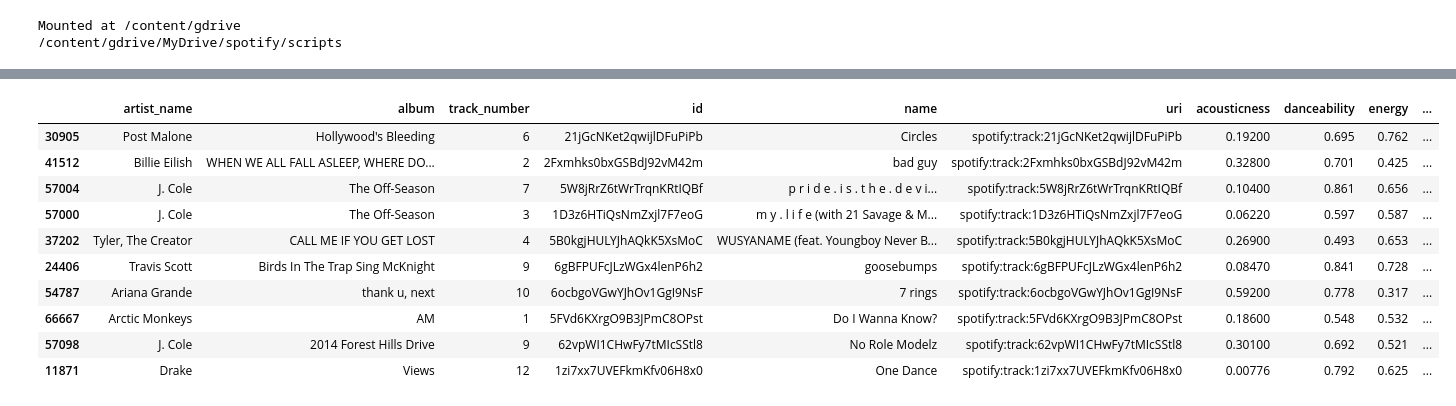
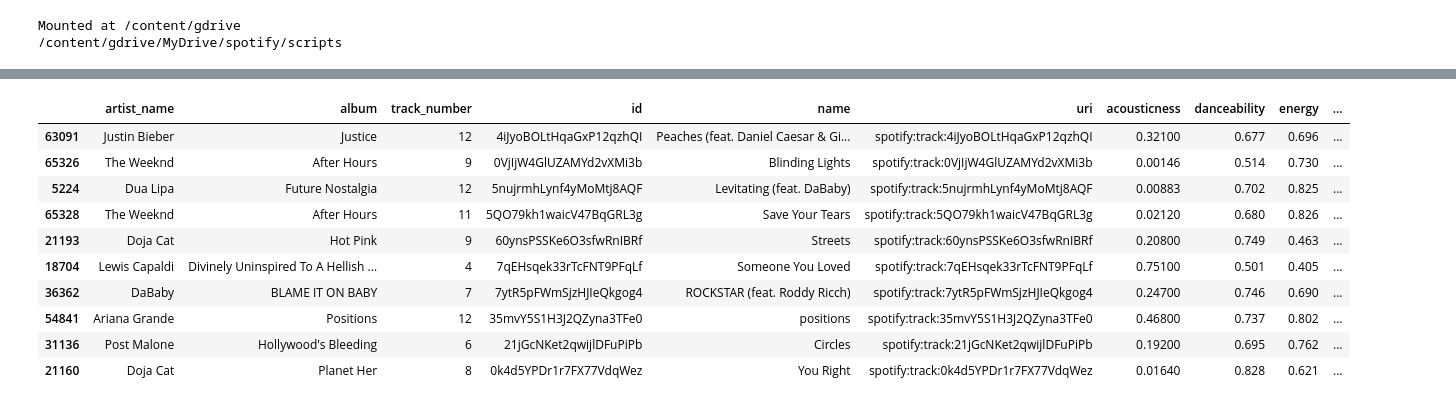
Before and after one commit to 1602077/experiments_in_spotipy, a Jupyter notebook: scripts/1_Exploratory_Analysis.ipynb, the cells around one changed output, grey strips where cells are left out. Saved outputs shown, nothing was run; the diff lists cells and outputs as text; code cells hidden in the pictures.

```diff
--- a/scripts/1_Exploratory_Analysis.ipynb
+++ b/scripts/1_Exploratory_Analysis.ipynb
@@ -44,15 +56,15 @@ df.describe()
 # %%
-top_1000_songs = df.sort_values(by="popularity", ascending=False).head(1000)
-top_1000_songs.head(10)
+top_500_songs = df.sort_values(by="popularity", ascending=False).head(500)
+top_500_songs.head(10)
 # %% [output]
 |  | artist_name | album | track_number | id | name | uri | acousticness | danceability | energy | ... |
-| 30905 | Post Malone | Hollywood's Bleeding | 6 | 21jGcNKet2qwijlDFuPiPb | Circles | spotify:track:21jGcNKet2qwijlDFuPiPb | 0.19200 | 0.695 | 0.762 | ... |
-| 41512 | Billie Eilish | WHEN WE ALL FALL ASLEEP, WHERE DO... | 2 | 2Fxmhks0bxGSBdJ92vM42m | bad guy | spotify:track:2Fxmhks0bxGSBdJ92vM42m | 0.32800 | 0.701 | 0.425 | ... |
-| 57004 | J. Cole | The Off-Season | 7 | 5W8jRrZ6tWrTrqnKRtIQBf | p r i d e . i s . t h e . d e v i... | spotify:track:5W8jRrZ6tWrTrqnKRtIQBf | 0.10400 | 0.861 | 0.656 | ... |
-| 57000 | J. Cole | The Off-Season | 3 | 1D3z6HTiQsNmZxjl7F7eoG | m y . l i f e (with 21 Savage & M... | spotify:track:1D3z6HTiQsNmZxjl7F7eoG | 0.06220 | 0.597 | 0.587 | ... |
-| 37202 | Tyler, The Creator | CALL ME IF YOU GET LOST | 4 | 5B0kgjHULYJhAQkK5XsMoC | WUSYANAME (feat. Youngboy Never B... | spotify:track:5B0kgjHULYJhAQkK5XsMoC | 0.26900 | 0.493 | 0.653 | ... |
-| 24406 | Travis Scott | Birds In The Trap Sing McKnight | 9 | 6gBFPUFcJLzWGx4lenP6h2 | goosebumps | spotify:track:6gBFPUFcJLzWGx4lenP6h2 | 0.08470 | 0.841 | 0.728 | ... |
-| 54787 | Ariana Grande | thank u, next | 10 | 6ocbgoVGwYJhOv1GgI9NsF | 7 rings | spotify:track:6ocbgoVGwYJhOv1GgI9NsF | 0.59200 | 0.778 | 0.317 | ... |
-| 66667 | Arctic Monkeys | AM | 1 | 5FVd6KXrgO9B3JPmC8OPst | Do I Wanna Know? | spotify:track:5FVd6KXrgO9B3JPmC8OPst | 0.18600 | 0.548 | 0.532 | ... |
-| 57098 | J. Cole | 2014 Forest Hills Drive | 9 | 62vpWI1CHwFy7tMIcSStl8 | No Role Modelz | spotify:track:62vpWI1CHwFy7tMIcSStl8 | 0.30100 | 0.692 | 0.521 | ... |
-| 11871 | Drake | Views | 12 | 1zi7xx7UVEFkmKfv06H8x0 | One Dance | spotify:track:1zi7xx7UVEFkmKfv06H8x0 | 0.00776 | 0.792 | 0.625 | ... |
+| 63091 | Justin Bieber | Justice | 12 | 4iJyoBOLtHqaGxP12qzhQI | Peaches (feat. Daniel Caesar & Gi... | spotify:track:4iJyoBOLtHqaGxP12qzhQI | 0.32100 | 0.677 | 0.696 | ... |
+| 65326 | The Weeknd | After Hours | 9 | 0VjIjW4GlUZAMYd2vXMi3b | Blinding Lights | spotify:track:0VjIjW4GlUZAMYd2vXMi3b | 0.00146 | 0.514 | 0.730 | ... |
+| 5224 | Dua Lipa | Future Nostalgia | 12 | 5nujrmhLynf4yMoMtj8AQF | Levitating (feat. DaBaby) | spotify:track:5nujrmhLynf4yMoMtj8AQF | 0.00883 | 0.702 | 0.825 | ... |
+| 65328 | The Weeknd | After Hours | 11 | 5QO79kh1waicV47BqGRL3g | Save Your Tears | spotify:track:5QO79kh1waicV47BqGRL3g | 0.02120 | 0.680 | 0.826 | ... |
+| 21193 | Doja Cat | Hot Pink | 9 | 60ynsPSSKe6O3sfwRnIBRf | Streets | spotify:track:60ynsPSSKe6O3sfwRnIBRf | 0.20800 | 0.749 | 0.463 | ... |
+| 18704 | Lewis Capaldi | Divinely Uninspired To A Hellish ... | 4 | 7qEHsqek33rTcFNT9PFqLf | Someone You Loved | spotify:track:7qEHsqek33rTcFNT9PFqLf | 0.75100 | 0.501 | 0.405 | ... |
+| 36362 | DaBaby | BLAME IT ON BABY | 7 | 7ytR5pFWmSjzHJIeQkgog4 | ROCKSTAR (feat. Roddy Ricch) | spotify:track:7ytR5pFWmSjzHJIeQkgog4 | 0.24700 | 0.746 | 0.690 | ... |
+| 54841 | Ariana Grande | Positions | 12 | 35mvY5S1H3J2QZyna3TFe0 | positions | spotify:track:35mvY5S1H3J2QZyna3TFe0 | 0.46800 | 0.737 | 0.802 | ... |
+| 31136 | Post Malone | Hollywood's Bleeding | 6 | 21jGcNKet2qwijlDFuPiPb | Circles | spotify:track:21jGcNKet2qwijlDFuPiPb | 0.19200 | 0.695 | 0.762 | ... |
+| 21160 | Doja Cat | Planet Her | 8 | 0k4d5YPDr1r7FX77VdqWez | You Right | spotify:track:0k4d5YPDr1r7FX77VdqWez | 0.01640 | 0.828 | 0.621 | ... |
```
Also changed, not shown: parts of 21 cells of this notebook.
